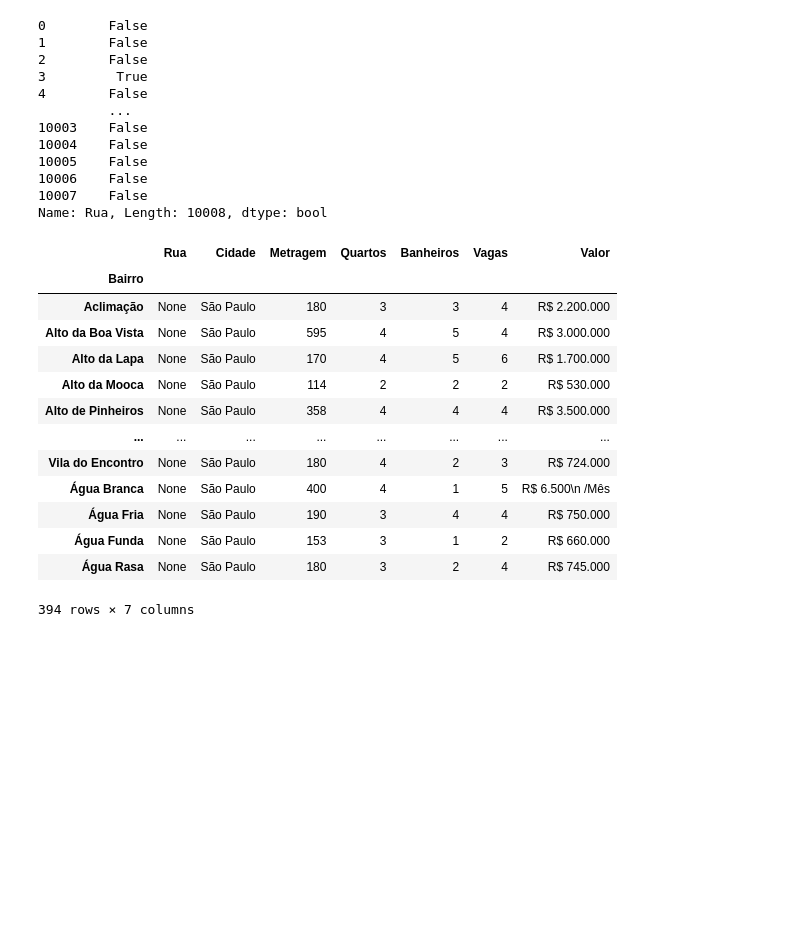
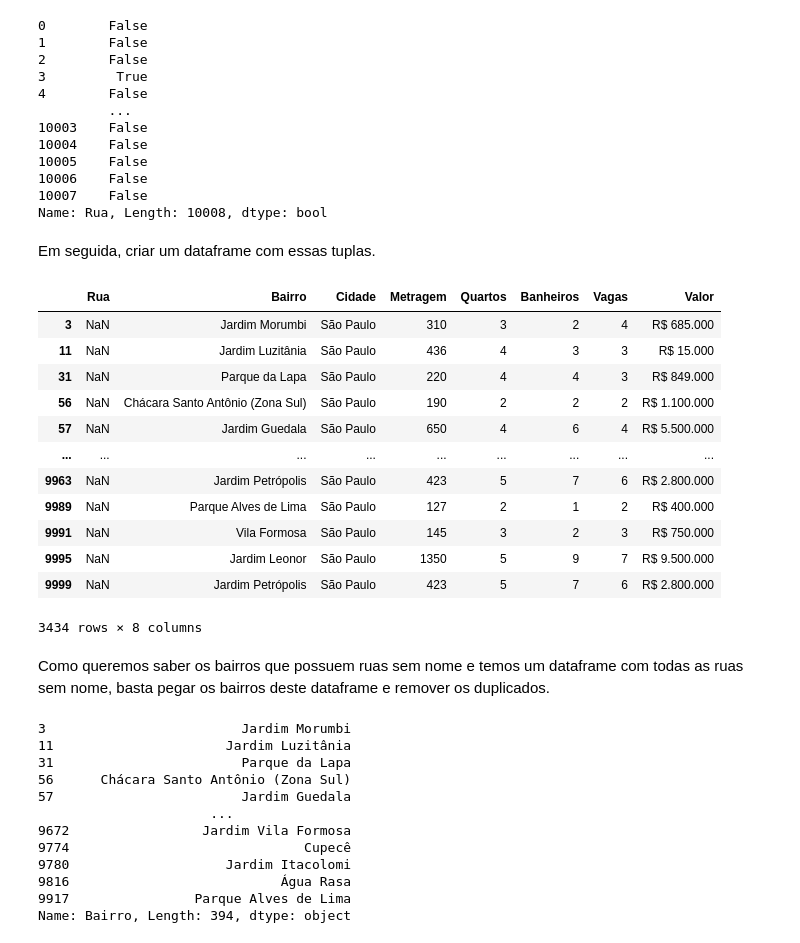
Before and after one commit to pedrogrigorio/Data-Immersion-Alura, a Jupyter notebook: Aulas/Aula_01/desafios_01.ipynb, the cells around one changed output. Drawn from its saved outputs; the diff is of its cells as text; code cells hidden in the pictures; blank space fills up the shorter version.

```diff
--- a/Aulas/Aula_01/desafios_01.ipynb
+++ b/Aulas/Aula_01/desafios_01.ipynb
@@ -228,21 +262,40 @@ sem_rua
 10006    False
 10007    False
 Name: Rua, Length: 10008, dtype: bool
+# %% [markdown]
+Em seguida, criar um dataframe com essas tuplas.
+# %%
+dados_sem_rua = dados[sem_rua]
+dados_sem_rua
+# %% [output]
+|  | Rua | Bairro | Cidade | Metragem | Quartos | Banheiros | Vagas | Valor |
+| 3 | NaN | Jardim Morumbi | São Paulo | 310 | 3 | 2 | 4 | R$ 685.000 |
+| 11 | NaN | Jardim Luzitânia | São Paulo | 436 | 4 | 3 | 3 | R$ 15.000 |
+| 31 | NaN | Parque da Lapa | São Paulo | 220 | 4 | 4 | 3 | R$ 849.000 |
+| 56 | NaN | Chácara Santo Antônio (Zona Sul) | São Paulo | 190 | 2 | 2 | 2 | R$ 1.100.000 |
+| 57 | NaN | Jardim Guedala | São Paulo | 650 | 4 | 6 | 4 | R$ 5.500.000 |
+| ... | ... | ... | ... | ... | ... | ... | ... | ... |
+| 9963 | NaN | Jardim Petrópolis | São Paulo | 423 | 5 | 7 | 6 | R$ 2.800.000 |
+| 9989 | NaN | Parque Alves de Lima | São Paulo | 127 | 2 | 1 | 2 | R$ 400.000 |
+| 9991 | NaN | Vila Formosa | São Paulo | 145 | 3 | 2 | 3 | R$ 750.000 |
+| 9995 | NaN | Jardim Leonor | São Paulo | 1350 | 5 | 9 | 7 | R$ 9.500.000 |
+| 9999 | NaN | Jardim Petrópolis | São Paulo | 423 | 5 | 7 | 6 | R$ 2.800.000 |
+3434 rows × 8 columns
+# %% [markdown]
+Como queremos saber os bairros que possuem ruas sem nome e temos um dataframe com todas as ruas sem nome, basta pegar os bairros deste dataframe e remover os duplicados.
 # %%
-bairros_sem_rua = dados[sem_rua].groupby("Bairro").first()
+bairros_sem_rua = dados_sem_rua["Bairro"].drop_duplicates()
 bairros_sem_rua
 # %% [output]
-|  | Rua | Cidade | Metragem | Quartos | Banheiros | Vagas | Valor |
-| Bairro |  |  |  |  |  |  |  |
-| Aclimação | None | São Paulo | 180 | 3 | 3 | 4 | R$ 2.200.000 |
-| Alto da Boa Vista | None | São Paulo | 595 | 4 | 5 | 4 | R$ 3.000.000 |
-| Alto da Lapa | None | São Paulo | 170 | 4 | 5 | 6 | R$ 1.700.000 |
-| Alto da Mooca | None | São Paulo | 114 | 2 | 2 | 2 | R$ 530.000 |
-| Alto de Pinheiros | None | São Paulo | 358 | 4 | 4 | 4 | R$ 3.500.000 |
-| ... | ... | ... | ... | ... | ... | ... | ... |
-| Vila do Encontro | None | São Paulo | 180 | 4 | 2 | 3 | R$ 724.000 |
-| Água Branca | None | São Paulo | 400 | 4 | 1 | 5 | R$ 6.500\n /Mês |
-| Água Fria | None | São Paulo | 190 | 3 | 4 | 4 | R$ 750.000 |
-| Água Funda | None | São Paulo | 153 | 3 | 1 | 2 | R$ 660.000 |
-| Água Rasa | None | São Paulo | 180 | 3 | 2 | 4 | R$ 745.000 |
-394 rows × 7 columns
+3                         Jardim Morumbi
+11                      Jardim Luzitânia
+31                        Parque da Lapa
+56      Chácara Santo Antônio (Zona Sul)
+57                        Jardim Guedala
+                      ...
+9672                 Jardim Vila Formosa
+9774                              Cupecê
+9780                    Jardim Itacolomi
+9816                           Água Rasa
+9917                Parque Alves de Lima
+Name: Bairro, Length: 394, dtype: object
```
Also changed, not shown: parts of 11 cells of this notebook.
